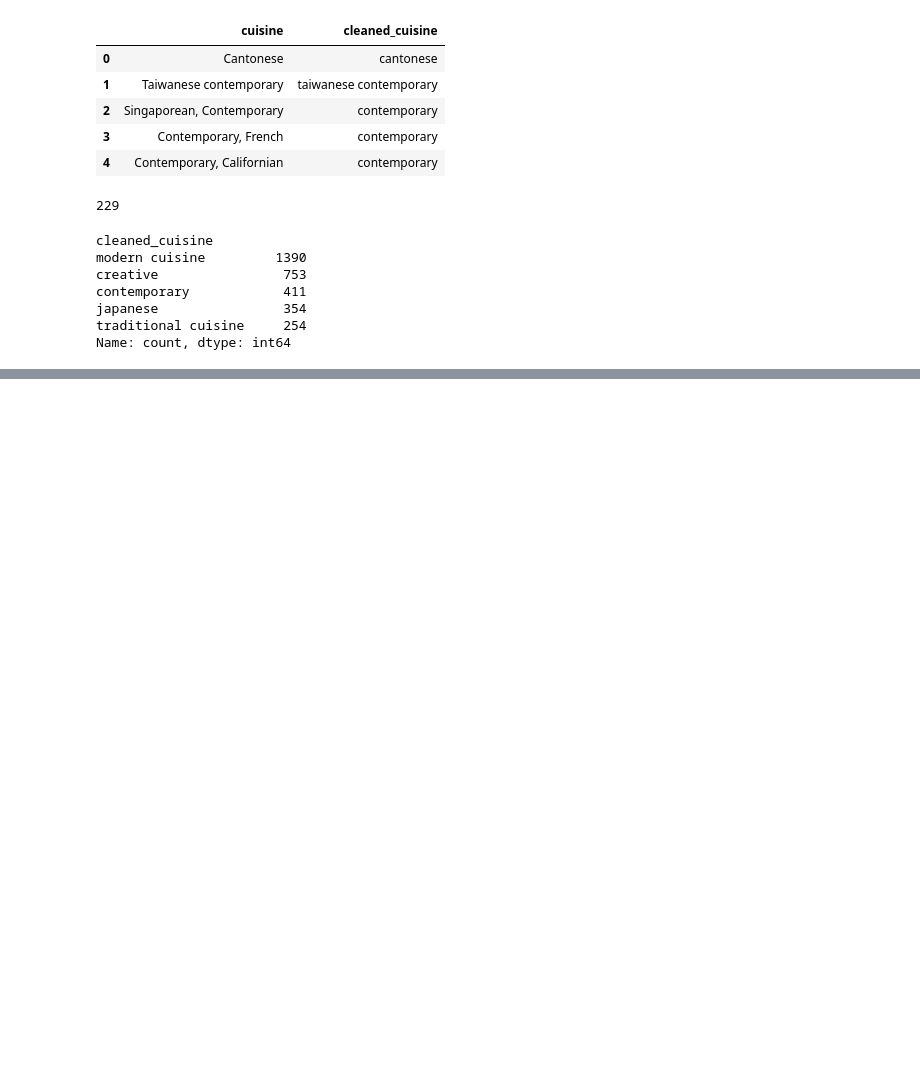
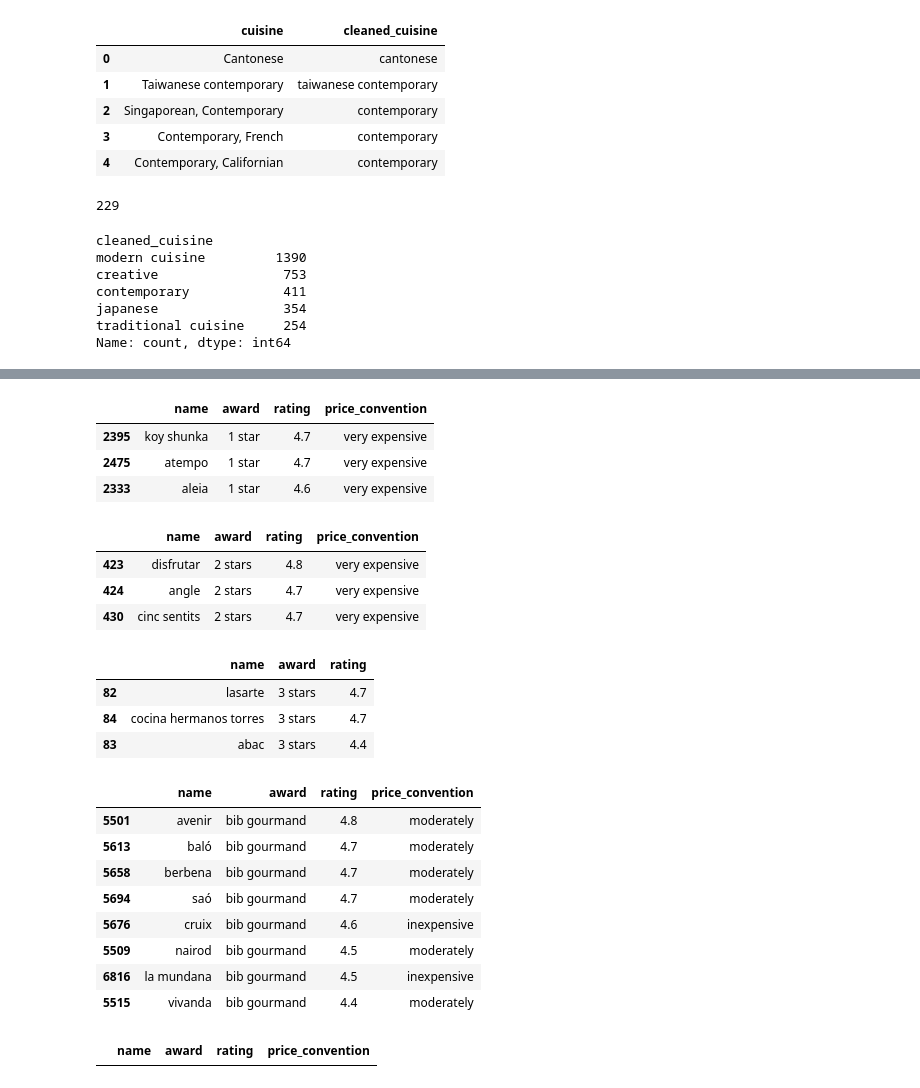
Before and after one commit to MairaMG/project--II, a Jupyter notebook: noteboooks/analysis_and_visualization.ipynb, the cells around one changed output, grey strips where cells are left out. Saved outputs shown, nothing was run; the diff lists cells and outputs as text; code cells hidden in the pictures; blank space fills up the shorter version.

```diff
--- a/noteboooks/analysis_and_visualization.ipynb
+++ b/noteboooks/analysis_and_visualization.ipynb
@@ -481,0 +504,75 @@ fig.show()
+# %%
+# Sort the '1 star' Michelin restaurants in Barcelona by rating
+top_one_star_barcelona = one_star_barcelona_all.sort_values(by='rating', ascending=False).head(3)
+
+# Display the results
+top_one_star_barcelona[['name', 'award', 'rating']]
+# %% [output]
+|  | name | award | rating | price_convention |
+| 2395 | koy shunka | 1 star | 4.7 | very expensive |
+| 2475 | atempo | 1 star | 4.7 | very expensive |
+| 2333 | aleia | 1 star | 4.6 | very expensive |
+# %%
+# Check for '2 star' Michelin restaurants in Barcelona
+two_star_barcelona_all = df[(df['city'].str.lower() == 'barcelona') & (df['country'] == 'spain') & (df['award'] == '2 stars')]
+two_star_barcelona_all[['name', 'award', 'rating']]
+
+# Sort the '2 stars' Michelin restaurants in Barcelona by rating
+top_two_star_barcelona = two_star_barcelona_all.sort_values(by='rating', ascending=False).head(3)
+
+# Display the results
+top_two_star_barcelona[['name', 'award', 'rating']]
+# %% [output]
+|  | name | award | rating | price_convention |
+| 423 | disfrutar | 2 stars | 4.8 | very expensive |
+| 424 | angle | 2 stars | 4.7 | very expensive |
+| 430 | cinc sentits | 2 stars | 4.7 | very expensive |
+# %%
+# Check for '3 star' Michelin restaurants in Barcelona
+three_star_barcelona_all = df[(df['city'].str.lower() == 'barcelona') & (df['country'] == 'spain') & (df['award'] == '3 stars')]
+three_star_barcelona_all[['name', 'award', 'rating']]
+
+# Sort the '3 stars' Michelin restaurants in Barcelona by rating
+top_three_star_barcelona = three_star_barcelona_all.sort_values(by='rating', ascending=False).head(3)
+
+# Display the results
+top_three_star_barcelona[['name', 'award', 'rating']]
+# %% [output]
+|  | name | award | rating |
+| 82 | lasarte | 3 stars | 4.7 |
+| 84 | cocina hermanos torres | 3 stars | 4.7 |
+| 83 | abac | 3 stars | 4.4 |
+# %%
+# Check for '3 star' Michelin restaurants in Barcelona
+bg_barcelona_all = df[(df['city'].str.lower() == 'barcelona') & (df['country'] == 'spain') & (df['award'] == 'bib gourmand')]
+bg_barcelona_all[['name', 'award', 'rating']]
+
+# Sort the '3 stars' Michelin restaurants in Barcelona by rating
+bg_barcelona = bg_barcelona_all.sort_values(by='rating', ascending=False).head(10)
+
+# Display the results
+bg_barcelona[['name', 'award', 'rating','price_convention']]
+# %% [output]
+|  | name | award | rating | price_convention |
+| 5501 | avenir | bib gourmand | 4.8 | moderately |
+| 5613 | baló | bib gourmand | 4.7 | moderately |
+| 5658 | berbena | bib gourmand | 4.7 | moderately |
+| 5694 | saó | bib gourmand | 4.7 | moderately |
+| 5676 | cruix | bib gourmand | 4.6 | inexpensive |
+| 5509 | nairod | bib gourmand | 4.5 | moderately |
+| 6816 | la mundana | bib gourmand | 4.5 | inexpensive |
+| 5515 | vivanda | bib gourmand | 4.4 | moderately |
+# %%
+# Check for '3 star' Michelin restaurants in Barcelona
+green_star_barcelona_all = df[(df['city'].str.lower() == 'barcelona') & (df['country'] == 'spain') & (df['award'] == 'green star')]
+green_star_barcelona_all[['name', 'award', 'rating']]
+
+# Sort the '3 stars' Michelin restaurants in Barcelona by rating
+green_star_barcelona = green_star_barcelona_all.sort_values(by='rating', ascending=False).head(2)
+
+# Display the results
+green_star_barcelona[['name', 'award', 'rating','price_convention']]
+
+#NO GREEN STAR RESTAURANTS IN BARCELONA
+# %% [output]
+|  | name | award | rating | price_convention |
```
Also changed, not shown: parts of 8 cells of this notebook.
